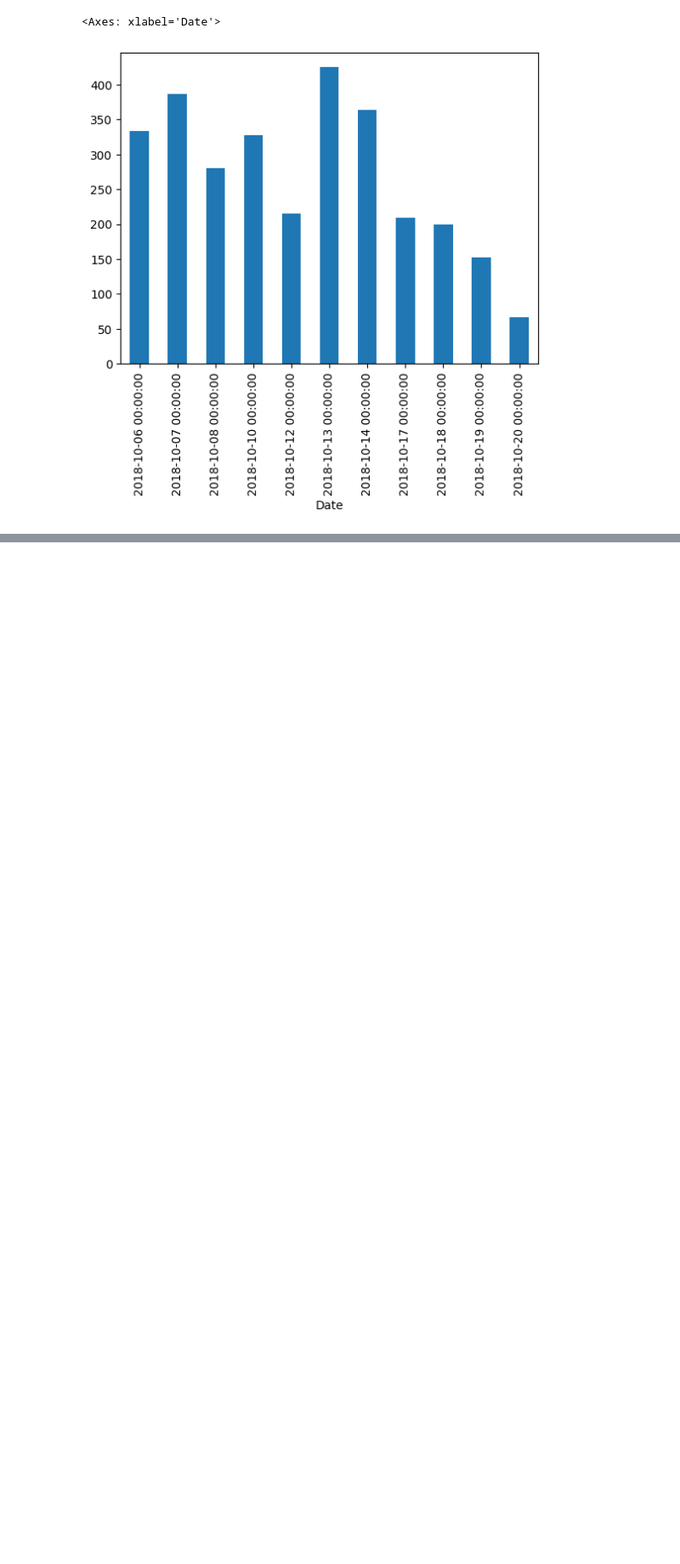
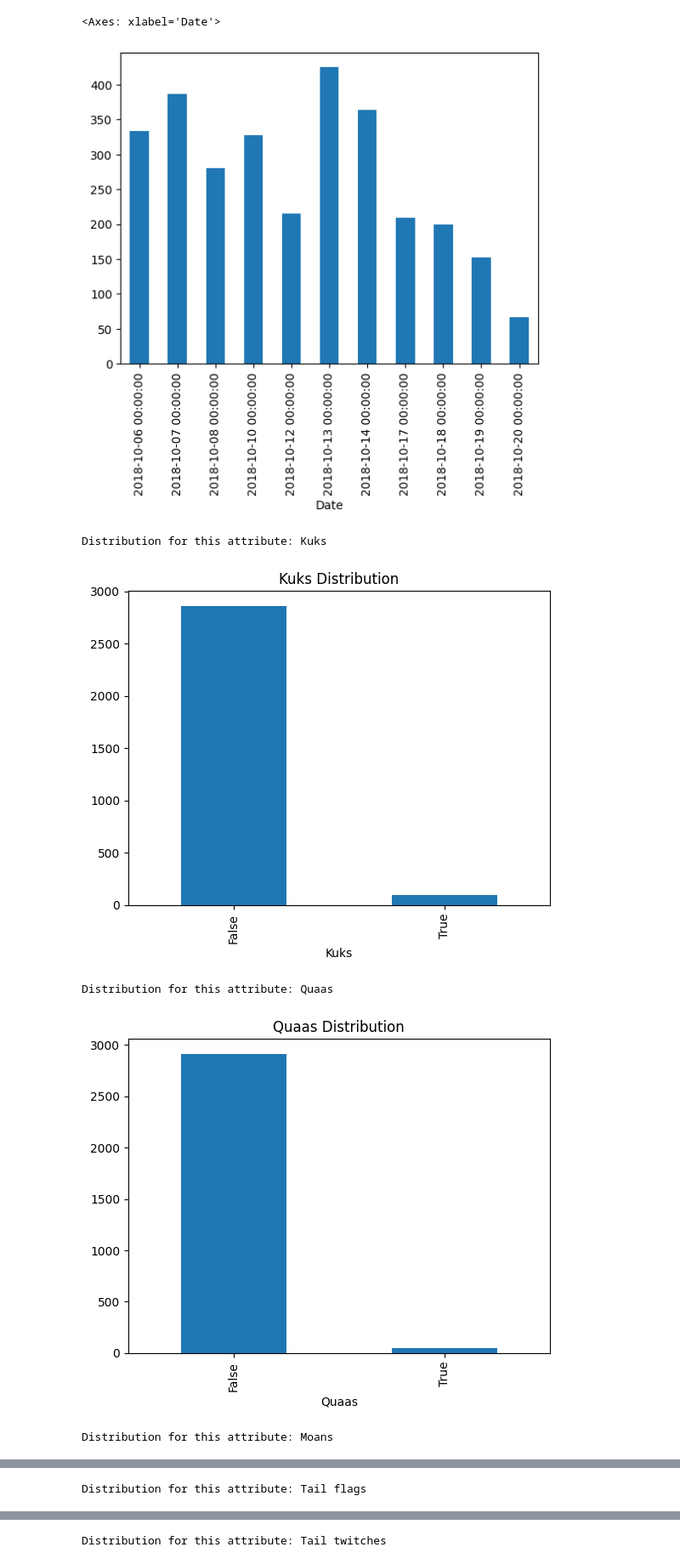
Before and after one commit to MichalikSJ21/MLSquirrelResearchProject, a Jupyter notebook: exploration/data_exploration.ipynb, the cells around one changed output, grey strips where cells are left out. Shown at 85% size. Cells and saved outputs as stored; diff of their text form; code cells hidden in the pictures; blank space fills up the shorter version.

```diff
--- a/exploration/data_exploration.ipynb
+++ b/exploration/data_exploration.ipynb
@@ -267,3 +323,16 @@ df.groupby(['Date'])['Unique Squirrel ID'].count().plot(x='Date', kind='bar')
 # %% [output]
 <Axes: xlabel='Date'>
 [figure]
+# %%
+# See the distribution of some of the boolean attributes in the dataset
+l = ['Kuks', 'Quaas', 'Moans', 'Tail flags', 'Tail twitches', 'Approaches', 'Indifferent', 'Runs from', 'Running', 'Chasing', 'Climbing', 'Foraging', 'Eating']
+for attribute in l:
+    print(f'Distribution for this attribute: {attribute}')
+    df.groupby([attribute])['Unique Squirrel ID'].count().plot(x=attribute, y='Unique Squirrel ID', kind='bar', title=f'{attribute} Distribution')
+    plt.show()
+# %% [output]
+Distribution for this attribute: Kuks
+[figure, added]
+Distribution for this attribute: Quaas
+[figure, added]
+Distribution for this attribute: Moans
@@ -269,0 +340 @@ df.groupby(['Date'])['Unique Squirrel ID'].count().plot(x='Date', kind='bar')
+Distribution for this attribute: Tail flags
@@ -269,0 +342 @@ df.groupby(['Date'])['Unique Squirrel ID'].count().plot(x='Date', kind='bar')
+Distribution for this attribute: Tail twitches
```
Also changed, not shown: parts of 13 cells of this notebook.
